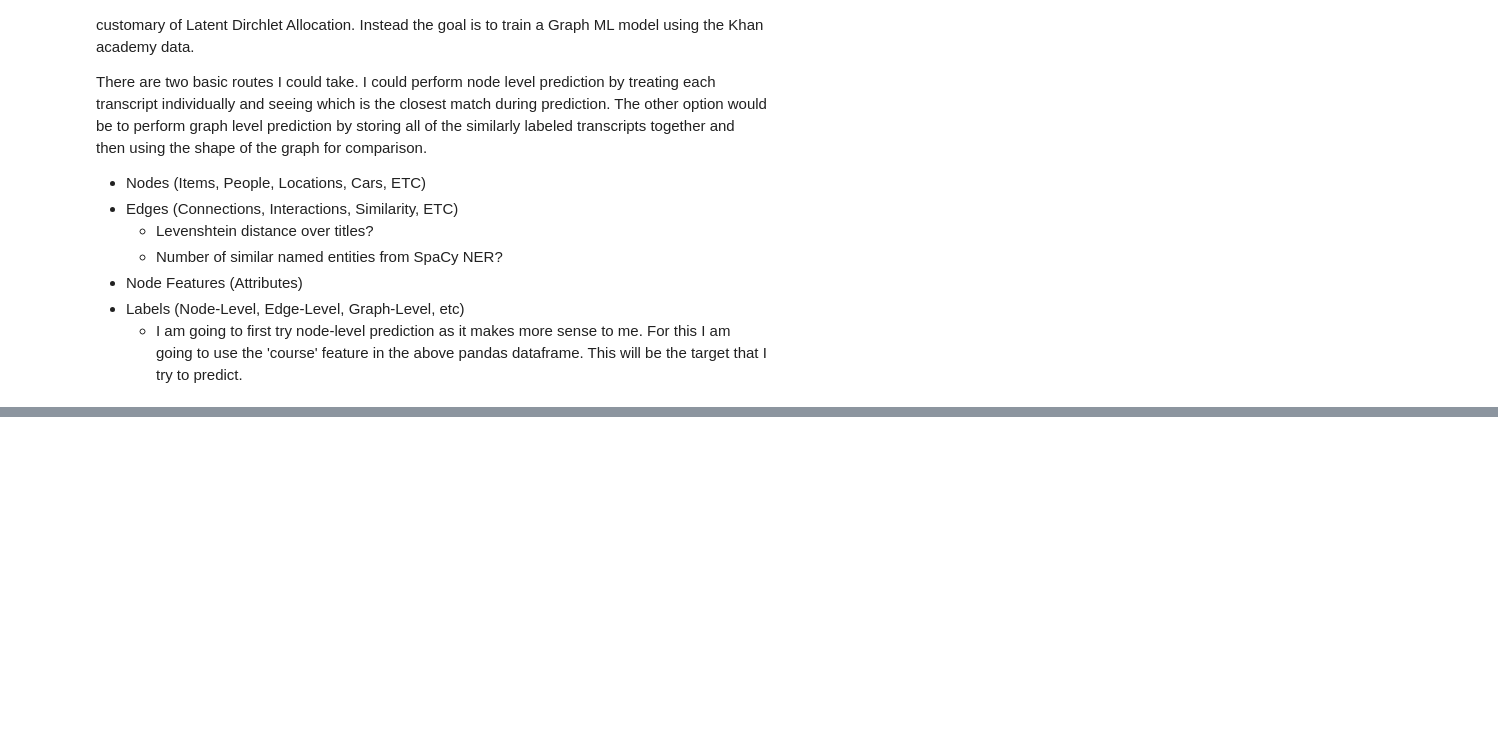
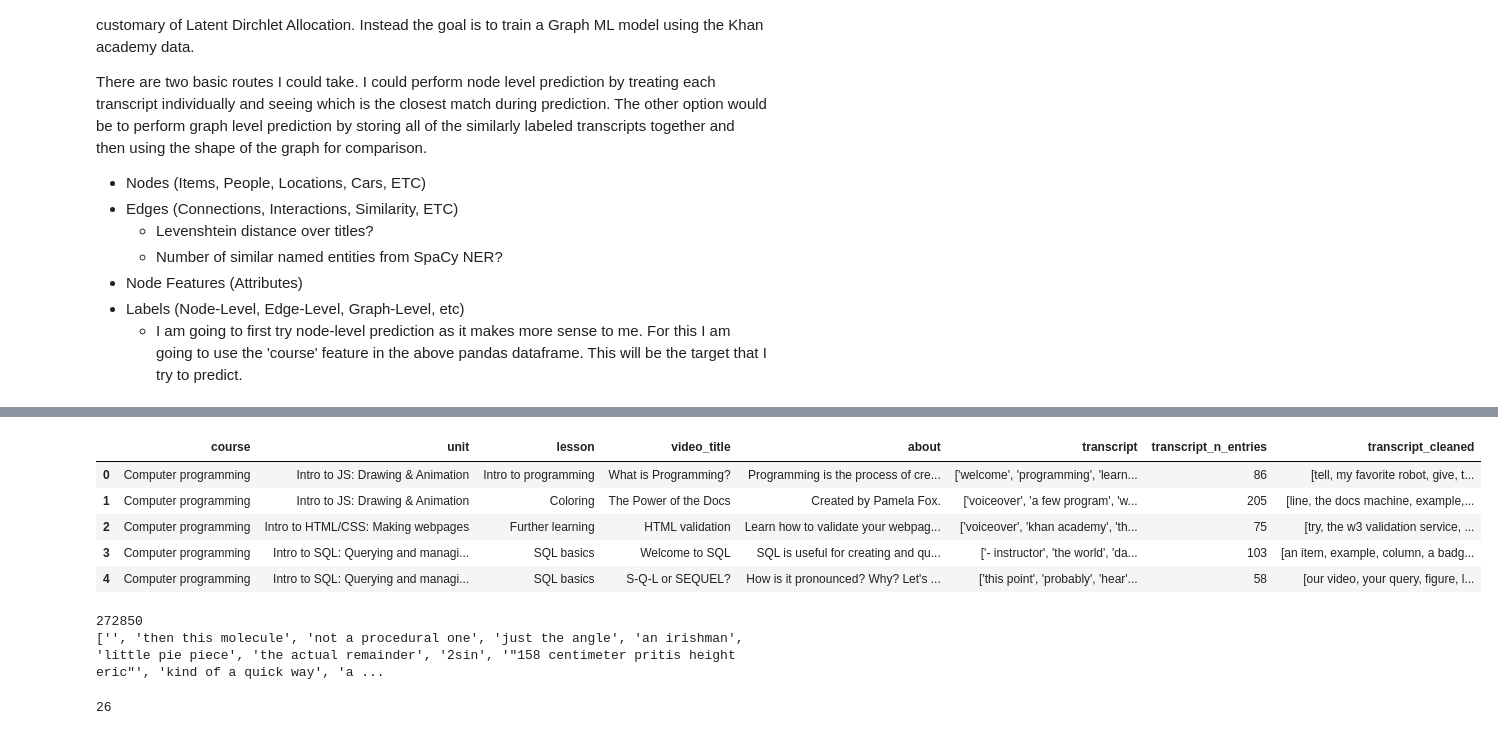
Before and after one commit to GrantFass/cs4981GraphML, a Jupyter notebook: Lab7.ipynb, the cells around one changed output, grey strips where cells are left out. Cells and saved outputs as stored; diff of their text form; code cells hidden in the pictures; blank space fills up the shorter version.

```diff
--- a/Lab7.ipynb
+++ b/Lab7.ipynb
@@ -303,5 +161,7 @@ There are two basic routes I could take. I could perform node level prediction b
 - Labels (Node-Level, Edge-Level, Graph-Level, etc)
     - I am going to first try node-level prediction as it makes more sense to me. For this I am going to use the 'course' feature in the above pandas dataframe. This will be the target that I try to predict.
 # %%
-khan['transcript'] = khan['transcript'].progress_apply(lambda x: preprocessor.clean(x))
-print(khan['transcript'][0])
+if not joined_exists:
+    # It takes 21 min to run SpaCy preprocessing over each record in the data
+    khan['transcript_cleaned'] = khan['transcript'].progress_apply(lambda x: preprocessor.clean(x))
+    print(khan['transcript_cleaned'][0])
@@ -309,0 +168,13 @@ KeyboardInterrupt:
+# %%
+def str_to_list(s: str) -> list:
+    s = s.replace('[', '')
+    s = s.replace(']', '')
+    s = s.replace('\'', '')
+    s = s.split(', ')
+    return s
+# %%
+if not joined_exists:
+    # clear up the lists to be unique only.
+    khan['transcript_cleaned'] = khan['transcript'].progress_apply(lambda x: list(set(str_to_list(x))))
+    print(len(khan['transcript_cleaned'][0]))
+    print(khan['transcript_cleaned'][0])
@@ -309,0 +184,5 @@ KeyboardInterrupt:
+# %%
+if not joined_exists:
+# if not False:
+    khan['transcript_n_entries'] = khan['transcript_cleaned'].progress_apply(lambda x: len(x))
+    khan.head(5)
@@ -322,0 +210,9 @@ KeyboardInterrupt:
+# %%
+khan.head(5)
+# %% [output]
+|  | course | unit | lesson | video_title | about | transcript | transcript_n_entries | transcript_cleaned |
+| 0 | Computer programming | Intro to JS: Drawing & Animation | Intro to programming | What is Programming? | Programming is the process of cre... | ['welcome', 'programming', 'learn... | 86 | [tell, my favorite robot, give, t... |
+| 1 | Computer programming | Intro to JS: Drawing & Animation | Coloring | The Power of the Docs | Created by Pamela Fox. | ['voiceover', 'a few program', 'w... | 205 | [line, the docs machine, example,... |
+| 2 | Computer programming | Intro to HTML/CSS: Making webpages | Further learning | HTML validation | Learn how to validate your webpag... | ['voiceover', 'khan academy', 'th... | 75 | [try, the w3 validation service, ... |
+| 3 | Computer programming | Intro to SQL: Querying and managi... | SQL basics | Welcome to SQL | SQL is useful for creating and qu... | ['- instructor', 'the world', 'da... | 103 | [an item, example, column, a badg... |
+| 4 | Computer programming | Intro to SQL: Querying and managi... | SQL basics | S-Q-L or SEQUEL? | How is it pronounced? Why? Let's ... | ['this point', 'probably', 'hear'... | 58 | [our video, your query, figure, l... |
@@ -322,0 +230,14 @@ KeyboardInterrupt:
+# %%
+# convert the corpus to a set since there should be no unique values
+corpus = set(corpus)
+print(len(corpus))
+corpus = list(corpus)
+print(corpus[0:25])
+# %% [output]
+272850
+['', 'then this molecule', 'not a procedural one', 'just the angle', 'an irishman', 'little pie piece', 'the actual remainder', '2sin', '"158 centimeter pritis height eric"', 'kind of a quick way', 'a ...
+# %%
+num_topics = len(khan['course'].value_counts())
+print(num_topics)
+# %% [output]
+26
```
Also changed, not shown: parts of 33 cells of this notebook.
